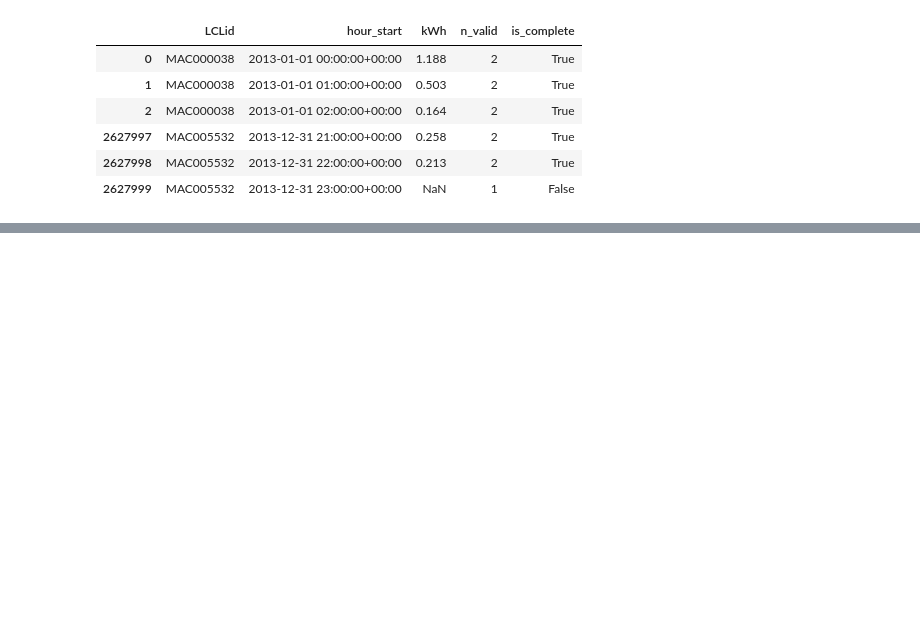
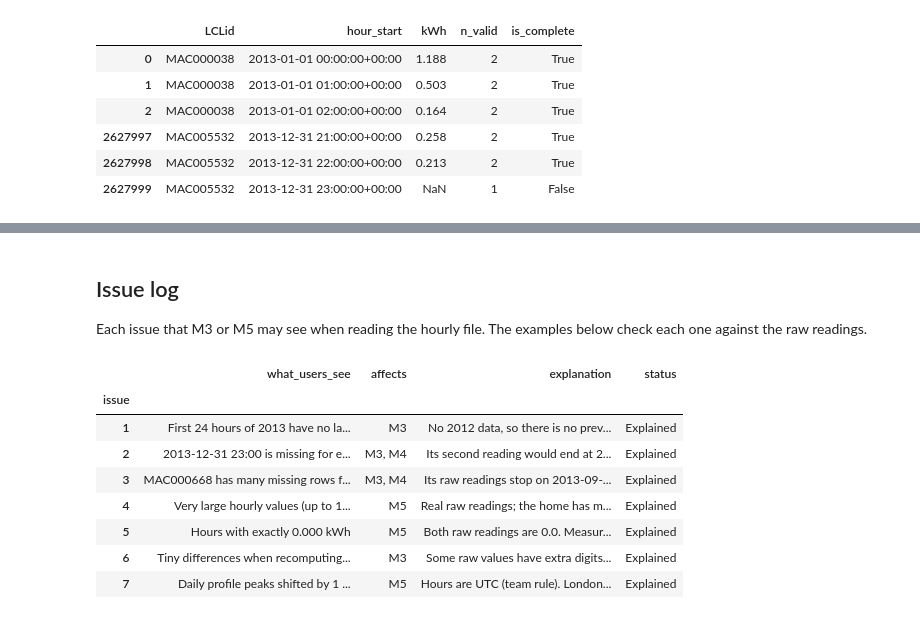
Before and after one commit to Fadhlallah-Almohammed/household-energy-prediction, a Jupyter notebook: notebooks/M2/prepare_hourly_data.ipynb, the cells around one changed output, grey strips where cells are left out. Cells and saved outputs as stored; diff of their text form; code cells hidden in the pictures; blank space fills up the shorter version.

```diff
--- a/notebooks/M2/prepare_hourly_data.ipynb
+++ b/notebooks/M2/prepare_hourly_data.ipynb
@@ -522,0 +531,33 @@ Name: count, dtype: int64
+# %% [markdown]
+## Issue log
+
+Each issue that M3 or M5 may see when reading the hourly file. The examples below check each one against the raw readings.
+# %%
+issue_log = pd.DataFrame([
+    (1, "First 24 hours of 2013 have no lag values", "M3",
+     "No 2012 data, so there is no previous hour or previous day for 1 January.", "Explained"),
+    (2, "2013-12-31 23:00 is missing for every home", "M3, M4",
+     "Its second reading would end at 2014-01-01 00:00, which is outside the raw file.", "Explained"),
+    (3, "MAC000668 has many missing rows from September", "M3, M4",
+     "Its raw readings stop on 2013-09-04; the raw file has nothing after that.", "Explained"),
+    (4, "Very large hourly values (up to 11.062 kWh)", "M5",
+     "Real raw readings; the home has many high half-hours, not one glitch.", "Explained"),
+    (5, "Hours with exactly 0.000 kWh", "M5",
+     "Both raw readings are 0.0. Measured zeros are valid, not missing.", "Explained"),
+    (6, "Tiny differences when recomputing from raw", "M3",
+     "Some raw values have extra digits (e.g. 5.5219998); hourly kWh is rounded to 3 decimals.", "Explained"),
+    (7, "Daily profile peaks shifted by 1 hour in summer", "M5",
+     "Hours are UTC (team rule). London is UTC+1 from 31 Mar to 27 Oct.", "Explained"),
+], columns=["issue", "what_users_see", "affects", "explanation", "status"]).set_index("issue")
+with pd.option_context("display.max_colwidth", None):
+    display(issue_log)
+# %% [output]
+|  | what_users_see | affects | explanation | status |
+| issue |  |  |  |  |
+| 1 | First 24 hours of 2013 have no la... | M3 | No 2012 data, so there is no prev... | Explained |
+| 2 | 2013-12-31 23:00 is missing for e... | M3, M4 | Its second reading would end at 2... | Explained |
+| 3 | MAC000668 has many missing rows f... | M3, M4 | Its raw readings stop on 2013-09-... | Explained |
+| 4 | Very large hourly values (up to 1... | M5 | Real raw readings; the home has m... | Explained |
+| 5 | Hours with exactly 0.000 kWh | M5 | Both raw readings are 0.0. Measur... | Explained |
+| 6 | Tiny differences when recomputing... | M3 | Some raw values have extra digits... | Explained |
+| 7 | Daily profile peaks shifted by 1 ... | M5 | Hours are UTC (team rule). London... | Explained |
```
Also changed, not shown: parts of 20 cells of this notebook.
